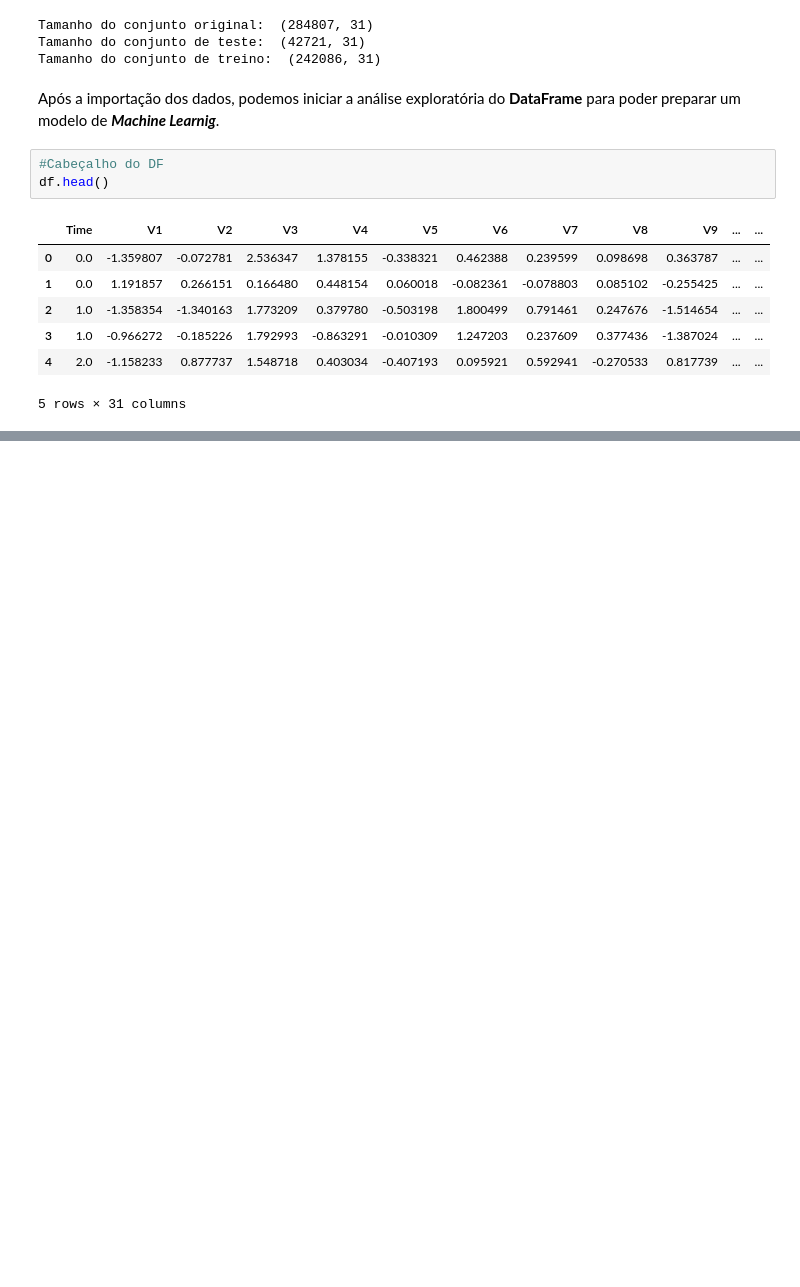
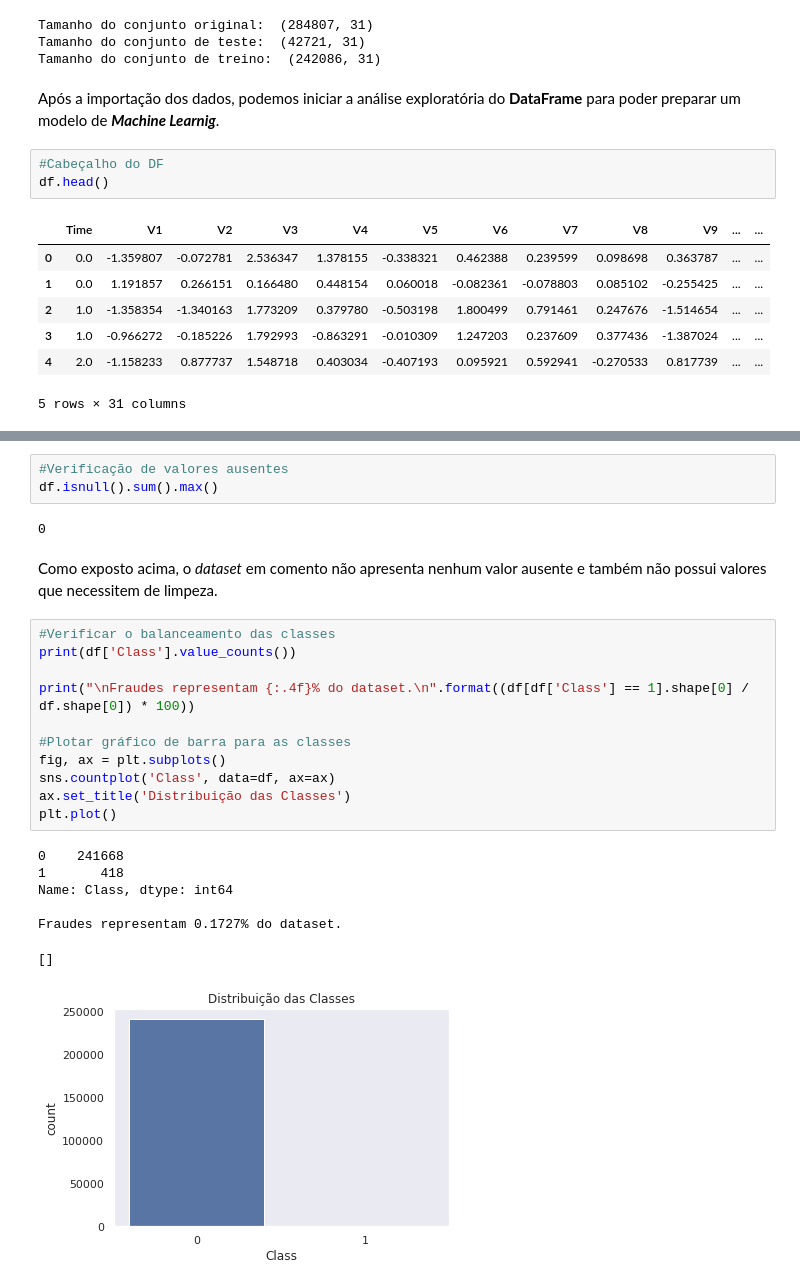
Before and after one commit to marcelomonier/CreditCardFraudDetection, a Jupyter notebook: PROJETO_Marcelo_Monier_Detecção_de_Fraude_em_Cartões_de_Crédito_ipynb.ipynb, the cells around one changed output, grey strips where cells are left out. Drawn from its saved outputs; the diff is of its cells as text; blank space fills up the shorter version.

```diff
--- a/PROJETO_Marcelo_Monier_Detecção_de_Fraude_em_Cartões_de_Crédito_ipynb.ipynb
+++ b/PROJETO_Marcelo_Monier_Detecção_de_Fraude_em_Cartões_de_Crédito_ipynb.ipynb
@@ -103,0 +135,26 @@ df.head()
+# %%
+#Verificação de valores ausentes
+df.isnull().sum().max()
+# %% [output]
+0
+# %% [markdown]
+Como exposto acima, o *dataset* em comento não apresenta nenhum valor ausente e também não possui valores que necessitem de limpeza.
+# %%
+#Verificar o balanceamento das classes
+print(df['Class'].value_counts())
+
+print("\nFraudes representam {:.4f}% do dataset.\n".format((df[df['Class'] == 1].shape[0] / df.shape[0]) * 100))
+
+#Plotar gráfico de barra para as classes
+fig, ax = plt.subplots()
+sns.countplot('Class', data=df, ax=ax)
+ax.set_title('Distribuição das Classes')
+plt.plot()
+# %% [output]
+0    241668
+1       418
+Name: Class, dtype: int64
+
+Fraudes representam 0.1727% do dataset.
+[]
+[figure, added]
```
Also changed, not shown: parts of 52 cells of this notebook.
